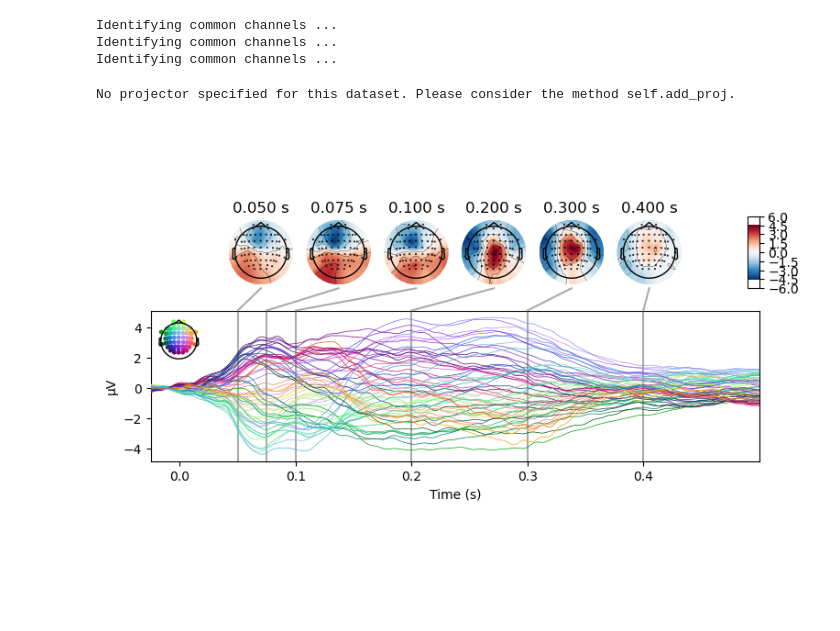
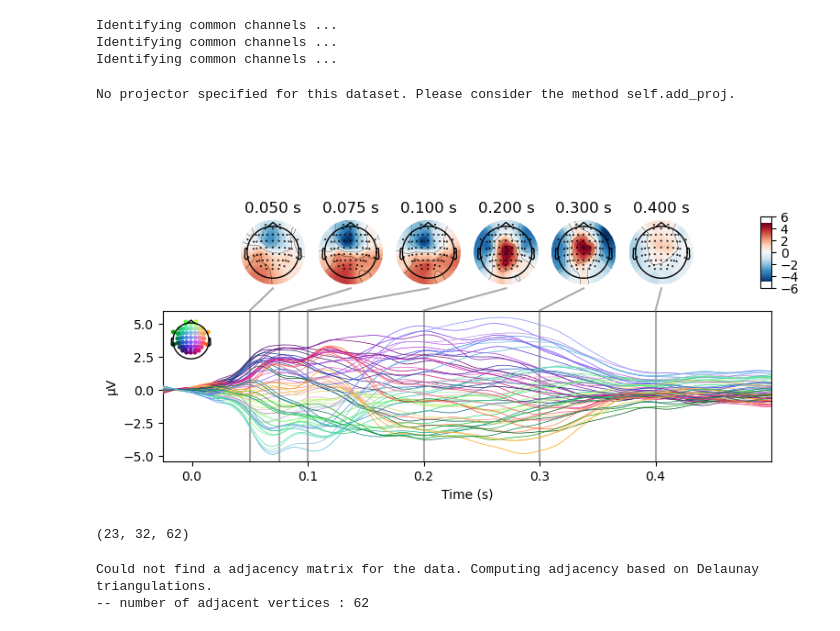
Before and after one commit to apex-lab/agency-analysis, a Jupyter notebook: evoked.ipynb, the cells around one changed output. Drawn from its saved outputs; the diff is of its cells as text; code cells hidden in the pictures; blank space fills up the shorter version.

```diff
--- a/evoked.ipynb
+++ b/evoked.ipynb
@@ -34,6 +34,8 @@ def load_subj_data(layout, sub):
         [agency, non_agency],
         weights = [1, -1]
     )
+    lowpass = diff.info['lowpass']
+    diff = diff.resample(lowpass * 2)
     return agency, non_agency, diff
 # %%
 agency = []
@@ -54,9 +56,31 @@ Identifying common channels ...
 # %%
 all_trials = mne.combine_evoked([ave_agency, ave_non_agency], weights = 'nave')
 all_trials.nave = None
 dig = mne.channels.make_standard_montage('standard_1020')
 all_trials = all_trials.set_montage(dig)
-fig = all_trials.plot_joint([.05, .075, .1, .2, .3, .4], title = ' ')
+fig = all_trials.plot_joint([.05, .075, .1, .2, .3, .4], title = ' ', show = False)
+plt.savefig('evoked.png', dpi = 500, bbox_inches = 'tight')
+plt.show()
 # %% [output]
 No projector specified for this dataset. Please consider the method self.add_proj.
-[figure, old version]
+[figure, new version]
+# %%
+# format for ARI
+X = np.stack([ev.get_data() for ev in diff])
+X = np.transpose(X, (0, 2, 1))  # transpose for clustering
+X.shape
+# %% [output]
+(23, 32, 62)
+# %%
+from mne.channels import find_ch_adjacency
+from mne_ari import all_resolutions_inference
+
+alpha = .05
+neighb, _ = find_ch_adjacency(all_trials.info, "eeg")
+p_vals, tdp, clusters = all_resolutions_inference(
+    X, tail = 0, # two-sided
+    adjacency = neighb
+)
+# %% [output]
+Could not find a adjacency matrix for the data. Computing adjacency based on Delaunay triangulations.
+-- number of adjacent vertices : 62
```
Also changed, not shown: parts of 1 cell of this notebook, 2 other files.
